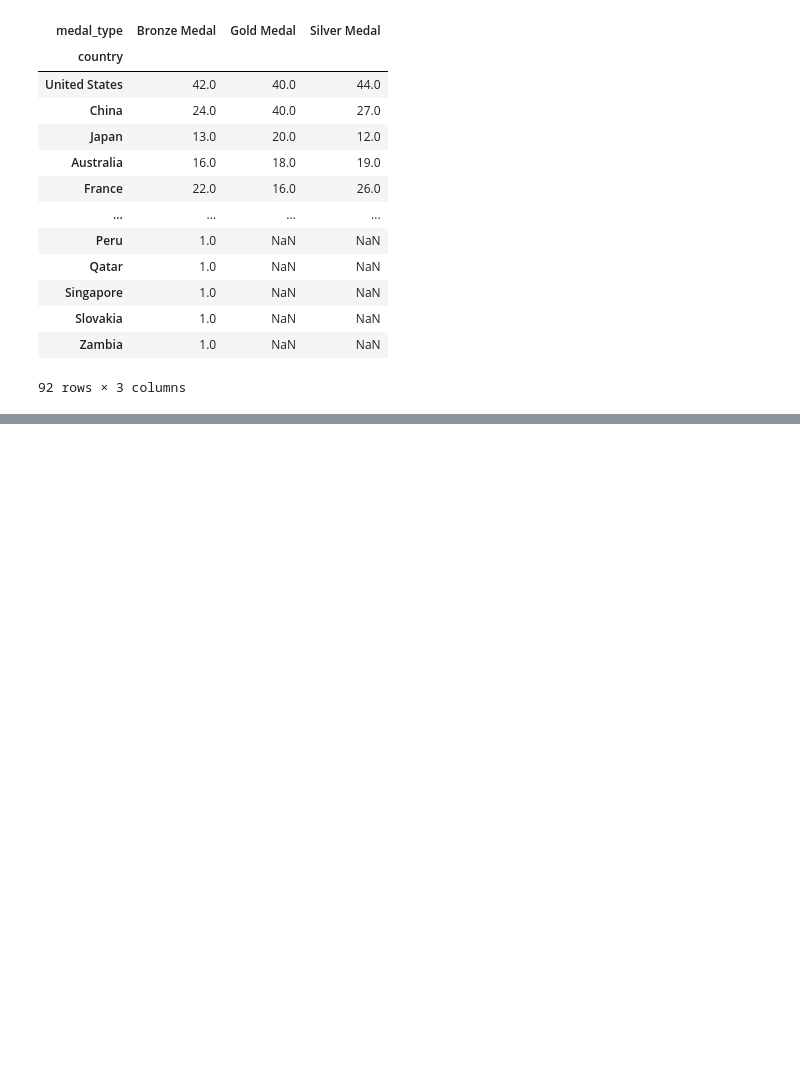
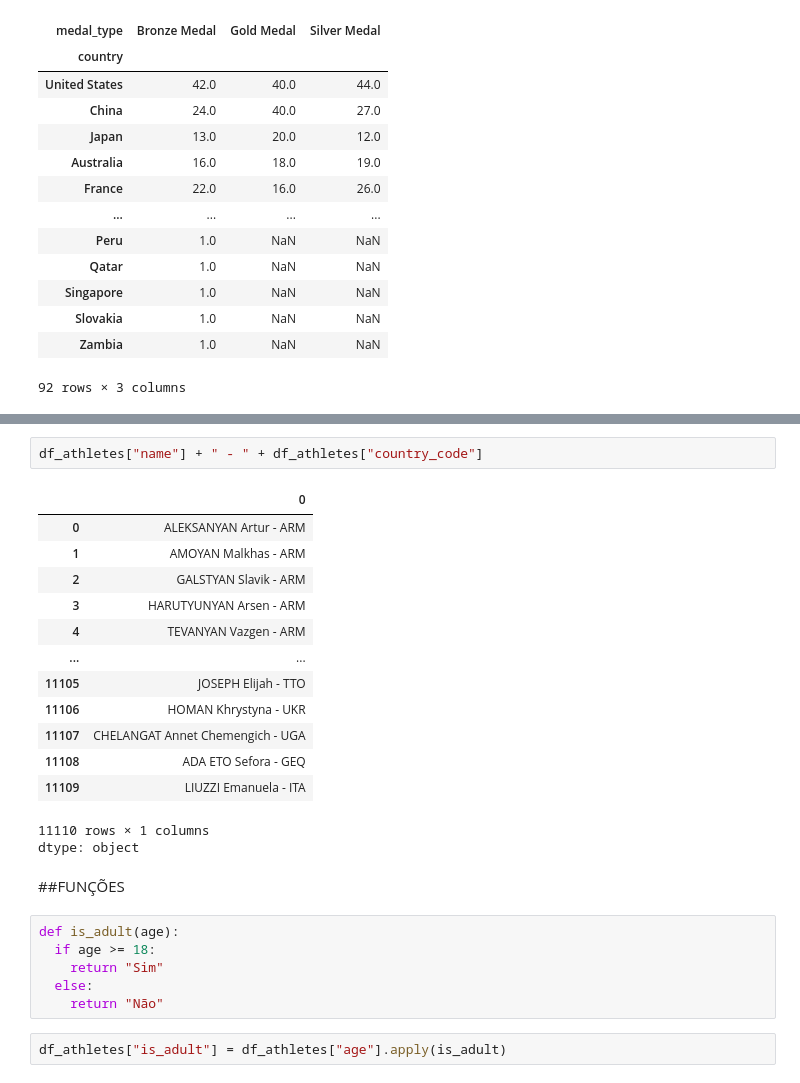
Before and after one commit to thiagolir4/Data_Cleaning_e_Wrangling, a Jupyter notebook: Data_Cleaning_e_Wrangling.ipynb, the cells around one changed output, grey strips where cells are left out. Drawn from its saved outputs; the diff is of its cells as text; blank space fills up the shorter version.

```diff
--- a/Data_Cleaning_e_Wrangling.ipynb
+++ b/Data_Cleaning_e_Wrangling.ipynb
@@ -306,0 +407,27 @@ df_medals.groupby("country")["medal_type"].value_counts().unstack().sort_values(
+# %%
+df_athletes["name"] + " - " + df_athletes["country_code"]
+# %% [output]
+|  | 0 |
+| 0 | ALEKSANYAN Artur - ARM |
+| 1 | AMOYAN Malkhas - ARM |
+| 2 | GALSTYAN Slavik - ARM |
+| 3 | HARUTYUNYAN Arsen - ARM |
+| 4 | TEVANYAN Vazgen - ARM |
+| ... | ... |
+| 11105 | JOSEPH Elijah - TTO |
+| 11106 | HOMAN Khrystyna - UKR |
+| 11107 | CHELANGAT Annet Chemengich - UGA |
+| 11108 | ADA ETO Sefora - GEQ |
+| 11109 | LIUZZI Emanuela - ITA |
+11110 rows × 1 columns
+dtype: object
+# %% [markdown]
+##FUNÇÕES
+# %%
+def is_adult(age):
+  if age >= 18:
+    return "Sim"
+  else:
+    return "Não"
+# %%
+df_athletes["is_adult"] = df_athletes["age"].apply(is_adult)
```
Also changed, not shown: parts of 15 cells of this notebook.
